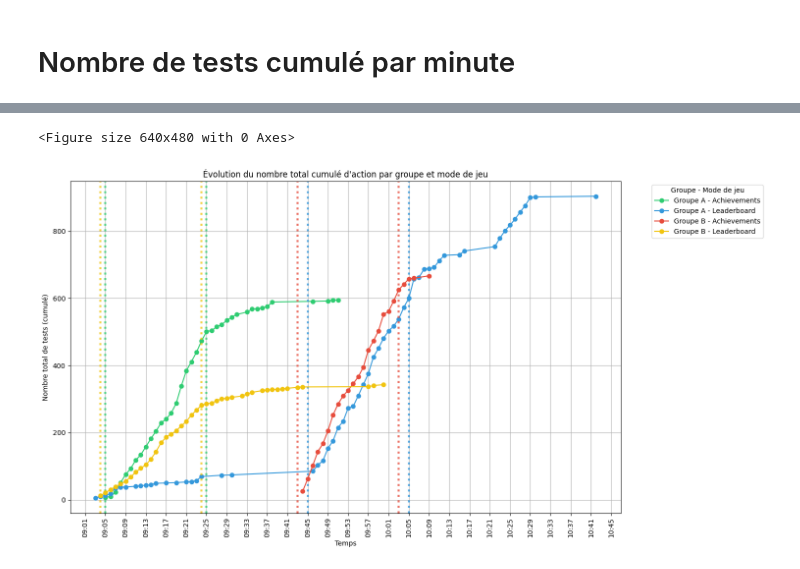
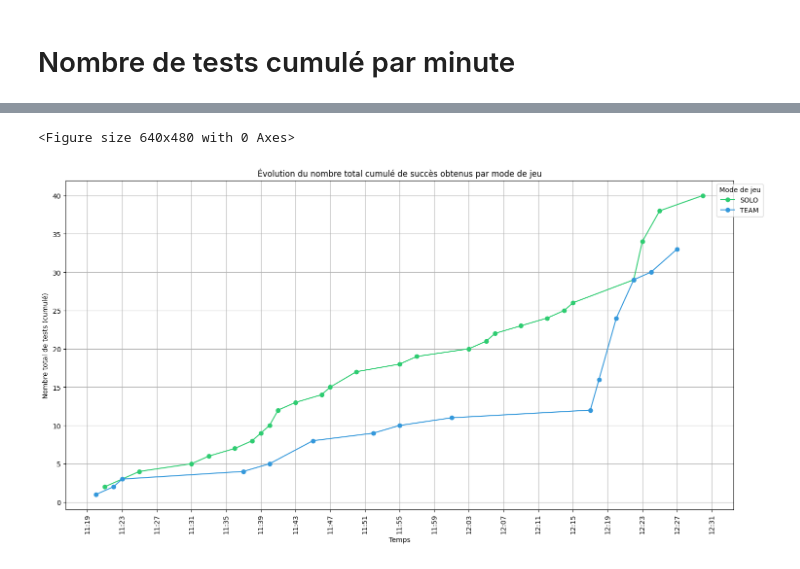
Before and after one commit to Dzenali/MemoireDataAnalytics, a Jupyter notebook: notebooks/analysis/Performance.ipynb, the cells around one changed output, grey strips where cells are left out. Drawn from its saved outputs; the diff is of its cells as text; code cells hidden in the pictures.

```diff
--- a/notebooks/analysis/Performance.ipynb
+++ b/notebooks/analysis/Performance.ipynb
@@ -12,19 +12,13 @@ import pytz
 
 performance_figures_out = '../../generated/figures/performance'
 activity_csv_path = '../../generated/database/activity.csv'
-timing_csv_path = '../../generated/database/timing.csv'
+coverage_csv_path = '../../generated/database/coverage.csv'
 
 if not os.path.exists(activity_csv_path):
     raise FileNotFoundError(f"Le fichier {activity_csv_path} n'existe pas. Exécutez le notebook 'notebooks/arrange data/Database data.ipynb' pour le générer.")
 
-if not os.path.exists(timing_csv_path):
-    raise FileNotFoundError(f"Le fichier {timing_csv_path} n'existe pas. Exécutez le notebook 'notebooks/arrange data/Database data.ipynb' pour le générer.")
-
-timing_df = pd.read_csv(timing_csv_path)
-timing_df['start'] = pd.to_datetime(timing_df['start'], utc=False)
-timing_df['end'] = pd.to_datetime(timing_df['end'], utc=False)
 
 df = pd.read_csv(activity_csv_path)
-df['timestamp'] = pd.to_datetime(df['timestamp'], utc=False)
+
 df
 # %% [output]
@@ -62,7 +58,6 @@ Name: count, dtype: int64
 # %% [markdown]
 ## Runs type
 # %%
-df_run = df[(df["achievement"] == "RunXTestSuitesAchievement") | (df["achievement"] == "RunWithCoverageAchievement")]
-run_data = df_run.groupby(['group', 'game_mode', 'achievement']).size().reset_index(name='count')
+run_data = df.groupby(['game_mode', 'achievement']).size().reset_index(name='count')
 run_data
 # %% [output]
@@ -239,61 +240,50 @@ if not os.path.exists(performance_figures_out):
 df_all_tests = df_activity.copy()
 df_all_tests['minute'] = df_all_tests['timestamp'].dt.floor('min')
 
-total_tests_per_minute = df_all_tests.groupby(['minute', 'group', 'game_mode']).size().reset_index(name='count')
+total_tests_per_minute = df_all_tests.groupby(['minute', 'game_mode']).size().reset_index(name='count')
 total_tests_per_minute = total_tests_per_minute.sort_values('minute')
 
 plt.clf()  # Clear the current figure
 fig, ax = plt.subplots(figsize=(15, 8))
 
 # Define colors for different groups and modes
 colors = {
-    ('A', 'Achievements'): '#2ecc71',  # Vert émeraude
-    ('A', 'Leaderboard'): '#3498db',  # Bleu clair
-    ('B', 'Achievements'): '#e74c3c',  # Rouge clair
-    ('B', 'Leaderboard'): '#f1c40f'  # Jaune or
+    'SOLO': '#2ecc71',  # Vert émeraude
+    'TEAM': '#3498db',  # Bleu clair
 }
 
 # Plot cumulative data first
-for group in ['A', 'B']:
-    for mode in ['Achievements', 'Leaderboard']:
-        data = total_tests_per_minute[
-            (total_tests_per_minute['group'] == group) & (total_tests_per_minute['game_mode'] == mode)]
+for mode in ['SOLO', 'TEAM']:
+    data = total_tests_per_minute[(total_tests_per_minute['game_mode'] == mode)]
 
-        data = data.sort_values('minute')
-        data['cumulative_count'] = data['count'].cumsum()
+    data = data.sort_values('minute')
+    data['cumulative_count'] = data['count'].cumsum()
 
-        line_color = colors[(group, mode)]
-        plt.plot(data['minute'], data['cumulative_count'],
-                 label=f'Groupe {group} - {mode}',
-                 color=line_color,
-                 marker='o')
+    line_color = colors[( mode)]
+    plt.plot(data['minute'], data['cumulative_count'],
+                label=f'{mode}',
+                color=line_color,
+                marker='o')
 
-        # Plot session vertical lines with same color
-        sessions = timing_df[(timing_df['group'] == group) & (timing_df['game_mode'] == mode)]
-        for _, session in sessions.iterrows():
-            start_time = session['start'].floor('min')
-            end_time = session['end'].floor('min')
-            plt.axvline(x=start_time, color=line_color, linestyle=':', alpha=0.8, lw=3)
-            plt.axvline(x=end_time, color=line_color, linestyle=':', alpha=0.8, lw=3)
 
-plt.title('Évolution du nombre total cumulé d\'action par groupe et mode de jeu')
+plt.title('Évolution du nombre total cumulé de succès obtenus par mode de jeu')
 plt.xlabel('Temps')
 plt.ylabel('Nombre total de tests (cumulé)')
 plt.gca().xaxis.set_major_formatter(mdates.DateFormatter('%H:%M', tz=pytz.timezone('Europe/Brussels')))
 plt.gca().xaxis.set_major_locator(mdates.MinuteLocator(interval=4))
 plt.xticks(rotation=90)
 
 # Remove duplicate labels
 handles, labels = plt.gca().get_legend_handles_labels()
 by_label = dict(zip(labels, handles))
 plt.legend(by_label.values(), by_label.keys(),
-           title='Groupe - Mode de jeu',
+           title='Mode de jeu',
            bbox_to_anchor=(1.05, 1))
 
 plt.grid(True)
 plt.tight_layout()
 plt.savefig(f'{performance_figures_out}/actions_count_full_cumsum.pdf')
 plt.show()
 # %% [output]
 <Figure size 640x480 with 0 Axes>
-[figure, old version]
+[figure, new version]
```
Also changed, not shown: parts of 6 cells of this notebook, 5 other files.
